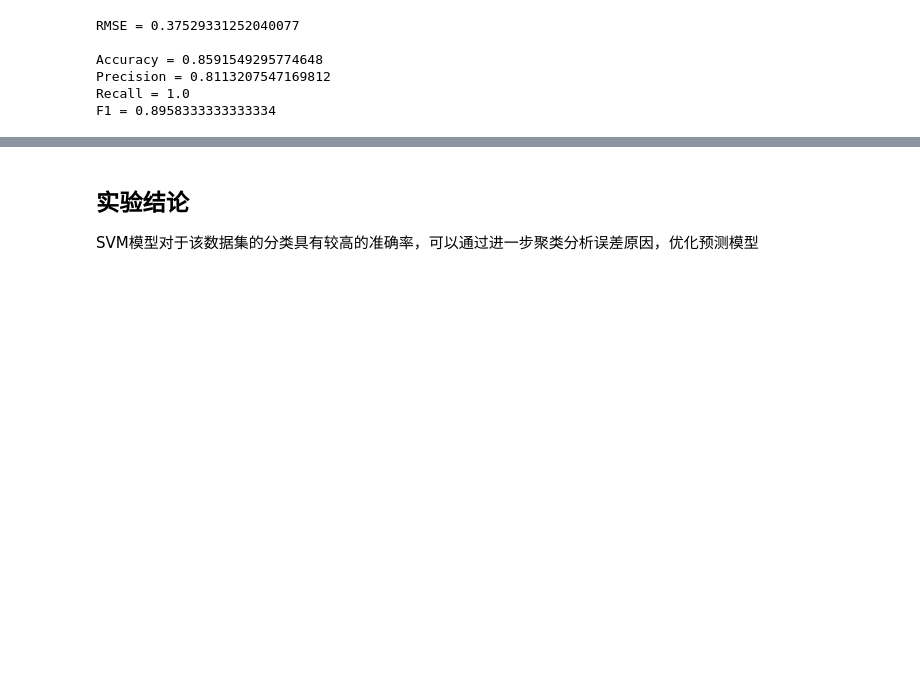
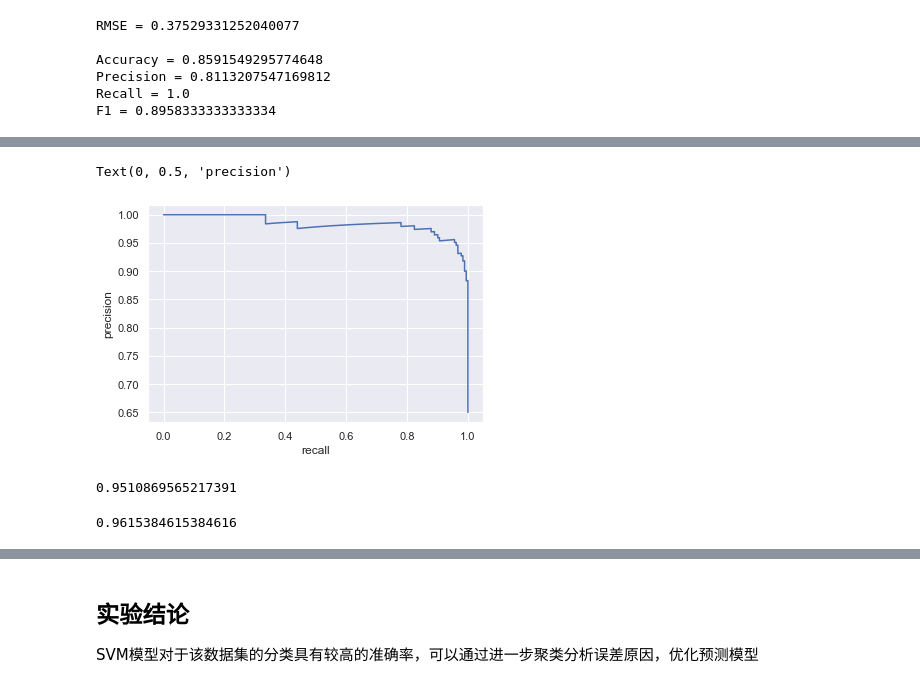
Before and after one commit to Lin-Johnson/Course-learning-materials-and-notes, a Jupyter notebook: First_Homework/Classification_problem.ipynb, the cells around one changed output, grey strips where cells are left out. Saved outputs shown, nothing was run; the diff lists cells and outputs as text; code cells hidden in the pictures; blank space fills up the shorter version.

```diff
--- a/First_Homework/Classification_problem.ipynb
+++ b/First_Homework/Classification_problem.ipynb
@@ -183,0 +241,8 @@ Text(30.5, 0.5, 'True label')
+# %%
+# 绘制精确率和召回率函数图
+plt.plot(recalls, precisions)
+plt.xlabel("recall")
+plt.ylabel("precision")
+# %% [output]
+Text(0, 0.5, 'precision')
+[figure, added]
@@ -183,0 +253,9 @@ Text(30.5, 0.5, 'True label')
+# %%
+from sklearn.metrics import precision_score, recall_score
+precision_score(y_train, y_train_pred_95)
+# %% [output]
+0.9510869565217391
+# %%
+recall_score(y_train, y_train_pred_95)
+# %% [output]
+0.9615384615384616
```
Also changed, not shown: parts of 17 cells of this notebook.
